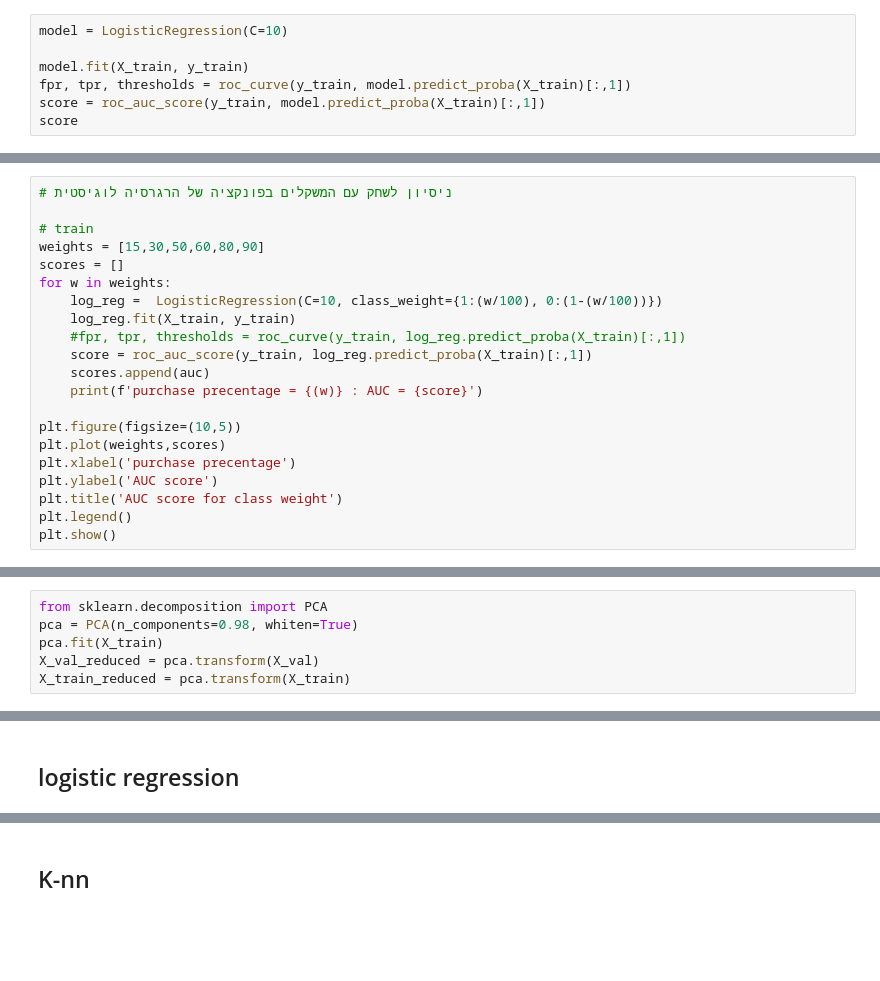
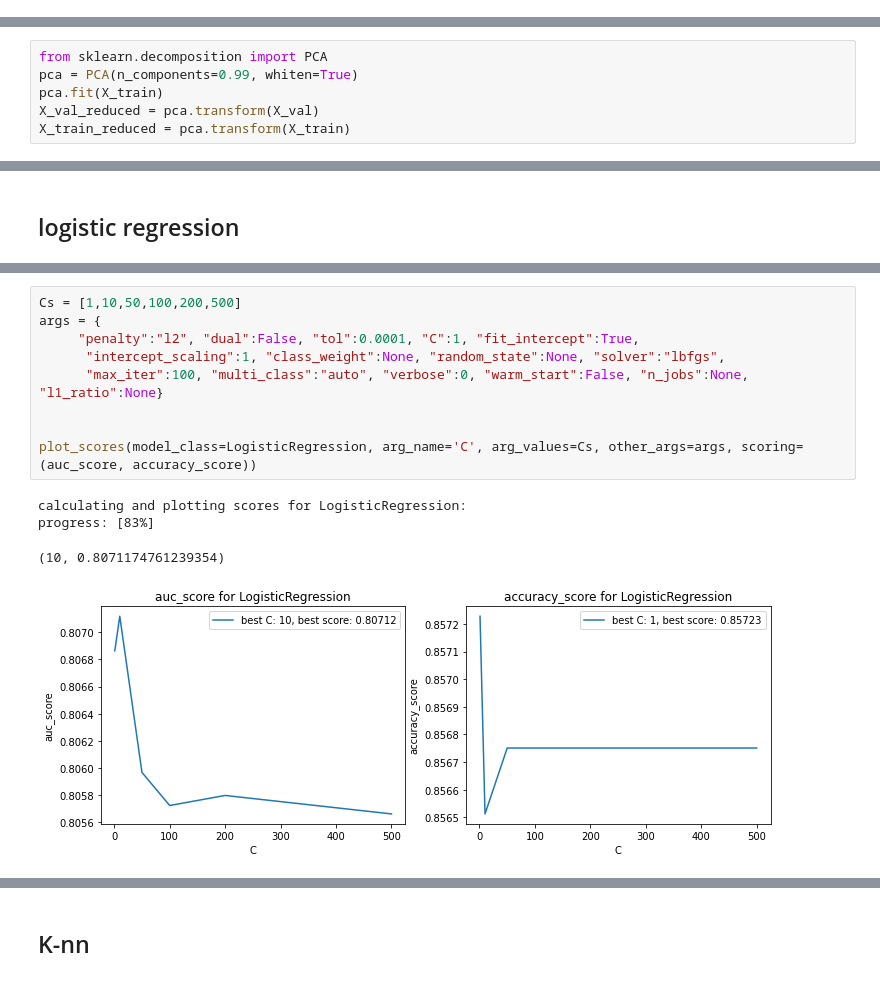
Before and after one commit to MrPupik/INTO_TO_ML, a Jupyter notebook: project/itay_nb.ipynb, the cells around one changed output, grey strips where cells are left out. Saved outputs shown, nothing was run; the diff lists cells and outputs as text; blank space fills up the shorter version.

```diff
--- a/project/itay_nb.ipynb
+++ b/project/itay_nb.ipynb
@@ -923,7 +999,0 @@ run_Kfold(combined_data, combined_labels, clf_MLP, 10, "MLP")
-# %%
-model = LogisticRegression(C=10)
-
-model.fit(X_train, y_train)
-fpr, tpr, thresholds = roc_curve(y_train, model.predict_proba(X_train)[:,1])
-score = roc_auc_score(y_train, model.predict_proba(X_train)[:,1])
-score
@@ -966,21 +999,0 @@ balance
-# %%
-# ניסיון לשחק עם המשקלים בפונקציה של הרגרסיה לוגיסטית
-
-# train
-weights = [15,30,50,60,80,90]
-scores = []
-for w in weights:
-    log_reg =  LogisticRegression(C=10, class_weight={1:(w/100), 0:(1-(w/100))})
-    log_reg.fit(X_train, y_train)
-    #fpr, tpr, thresholds = roc_curve(y_train, log_reg.predict_proba(X_train)[:,1])
-    score = roc_auc_score(y_train, log_reg.predict_proba(X_train)[:,1])
-    scores.append(auc)
-    print(f'purchase precentage = {(w)} : AUC = {score}')
-
-plt.figure(figsize=(10,5))
-plt.plot(weights,scores)
-plt.xlabel('purchase precentage')
-plt.ylabel('AUC score')
-plt.title('AUC score for class weight')
-plt.legend()
-plt.show()
@@ -1111,7 +1003,7 @@ all_label = pd.concat([y_train, y_val])
 ### PCA
 # %%
 from sklearn.decomposition import PCA
-pca = PCA(n_components=0.98, whiten=True)
+pca = PCA(n_components=0.99, whiten=True)
 pca.fit(X_train)
 X_val_reduced = pca.transform(X_val)
 X_train_reduced = pca.transform(X_train)
@@ -1122,0 +1151,14 @@ X_train_pca = pca.inverse_transform(X_train_reduced)
+# %%
+Cs = [1,10,50,100,200,500]
+args = {
+     "penalty":"l2", "dual":False, "tol":0.0001, "C":1, "fit_intercept":True,
+      "intercept_scaling":1, "class_weight":None, "random_state":None, "solver":"lbfgs",
+      "max_iter":100, "multi_class":"auto", "verbose":0, "warm_start":False, "n_jobs":None, "l1_ratio":None}
+
+
+plot_scores(model_class=LogisticRegression, arg_name='C', arg_values=Cs, other_args=args, scoring=(auc_score, accuracy_score))
+# %% [output]
+calculating and plotting scores for LogisticRegression:
+progress: [83%]
+(10, 0.8071174761239354)
+[figure, added]
```
Also changed, not shown: parts of 82 cells of this notebook, 1 other file.
